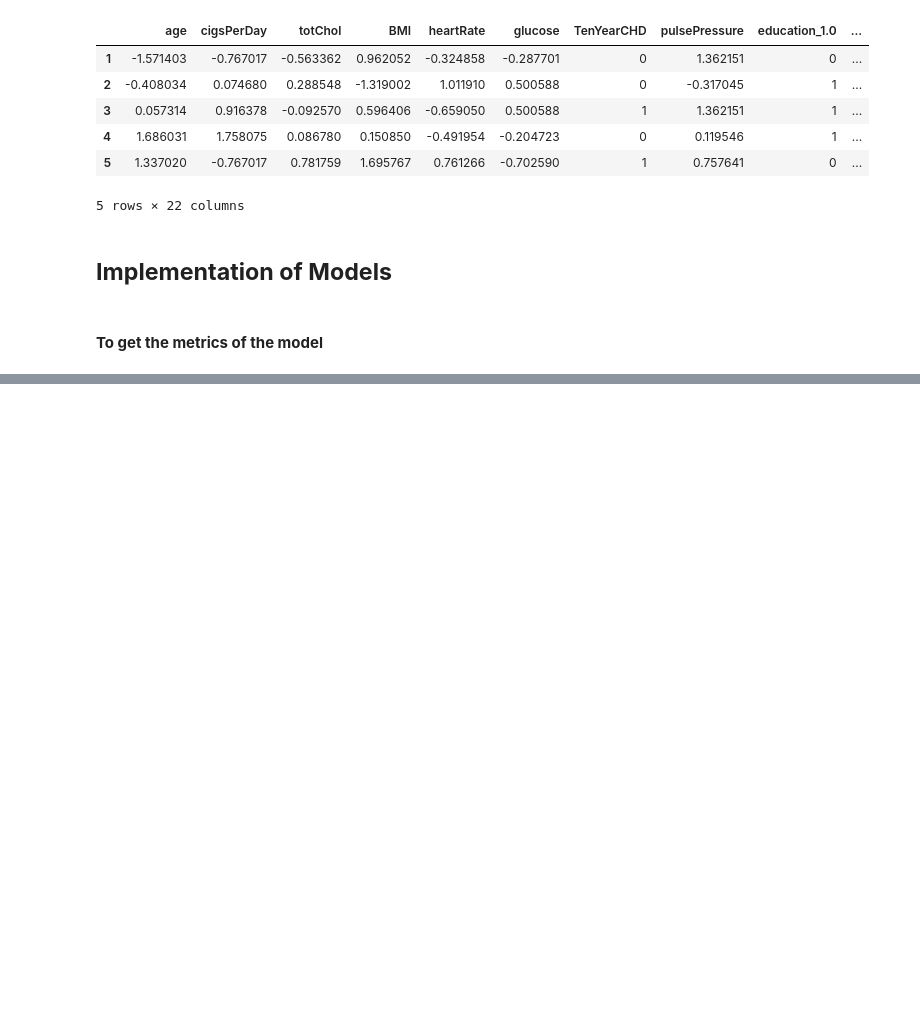
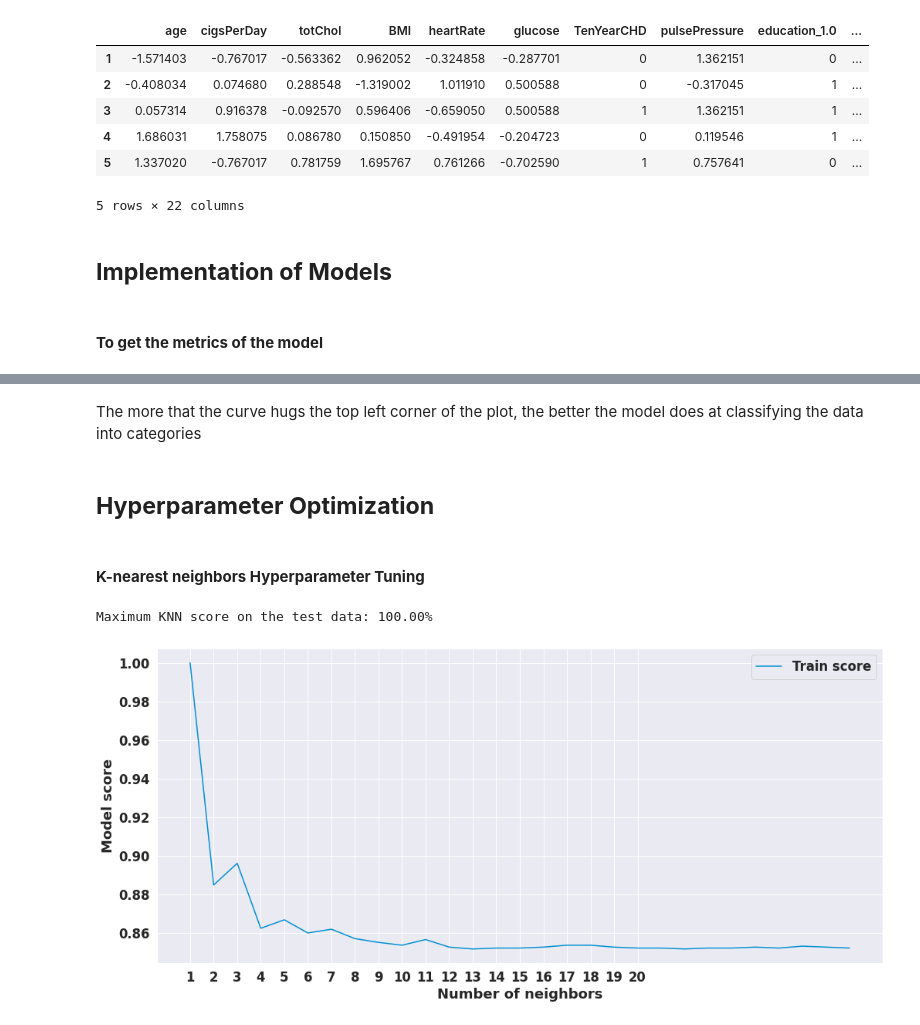
Before and after one commit to kavrit/Cardiovascular-Risk-Prediction, a Jupyter notebook: Capstone_Project_Cardiovascular_Risk_Prediction.ipynb, the cells around one changed output, grey strips where cells are left out. Saved outputs shown, nothing was run; the diff lists cells and outputs as text; code cells hidden in the pictures; blank space fills up the shorter version.

```diff
--- a/Capstone_Project_Cardiovascular_Risk_Prediction.ipynb
+++ b/Capstone_Project_Cardiovascular_Risk_Prediction.ipynb
@@ -826,0 +885,8 @@ def print_score(clf, X_train, y_train, X_test, y_test, train=True):
+# %%
+from sklearn.neighbors import KNeighborsClassifier
+
+knn_clf = KNeighborsClassifier()
+knn_clf.fit(X_train, y_train)
+
+print_score(knn_clf, X_train, y_train, X_test, y_test, train=True)
+print_score(knn_clf, X_train, y_train, X_test, y_test, train=False)
@@ -826,0 +1105,28 @@ def print_score(clf, X_train, y_train, X_test, y_test, train=True):
+# %% [markdown]
+The more that the curve hugs the top left corner of the plot, the better the model does at classifying the data into categories
+# %% [markdown]
+## **Hyperparameter Optimization**
+# %% [markdown]
+#### **K-nearest neighbors Hyperparameter Tuning**
+# %%
+train_score = []
+test_score = []
+neighbors = range(1, 30)
+
+for k in neighbors:
+    model = KNeighborsClassifier(n_neighbors=k)
+    model.fit(X_train, y_train)
+    train_score.append(accuracy_score(y_train, model.predict(X_train)))
+# %%
+plt.figure(figsize=(15, 7))
+
+plt.plot(neighbors, train_score, label="Train score")
+plt.xticks(np.arange(1, 21, 1))
+plt.xlabel("Number of neighbors")
+plt.ylabel("Model score")
+plt.legend()
+
+print(f"Maximum KNN score on the test data: {max(train_score)*100:.2f}%")
+# %% [output]
+Maximum KNN score on the test data: 100.00%
+[figure, added]
```
Also changed, not shown: parts of 27 cells of this notebook.
